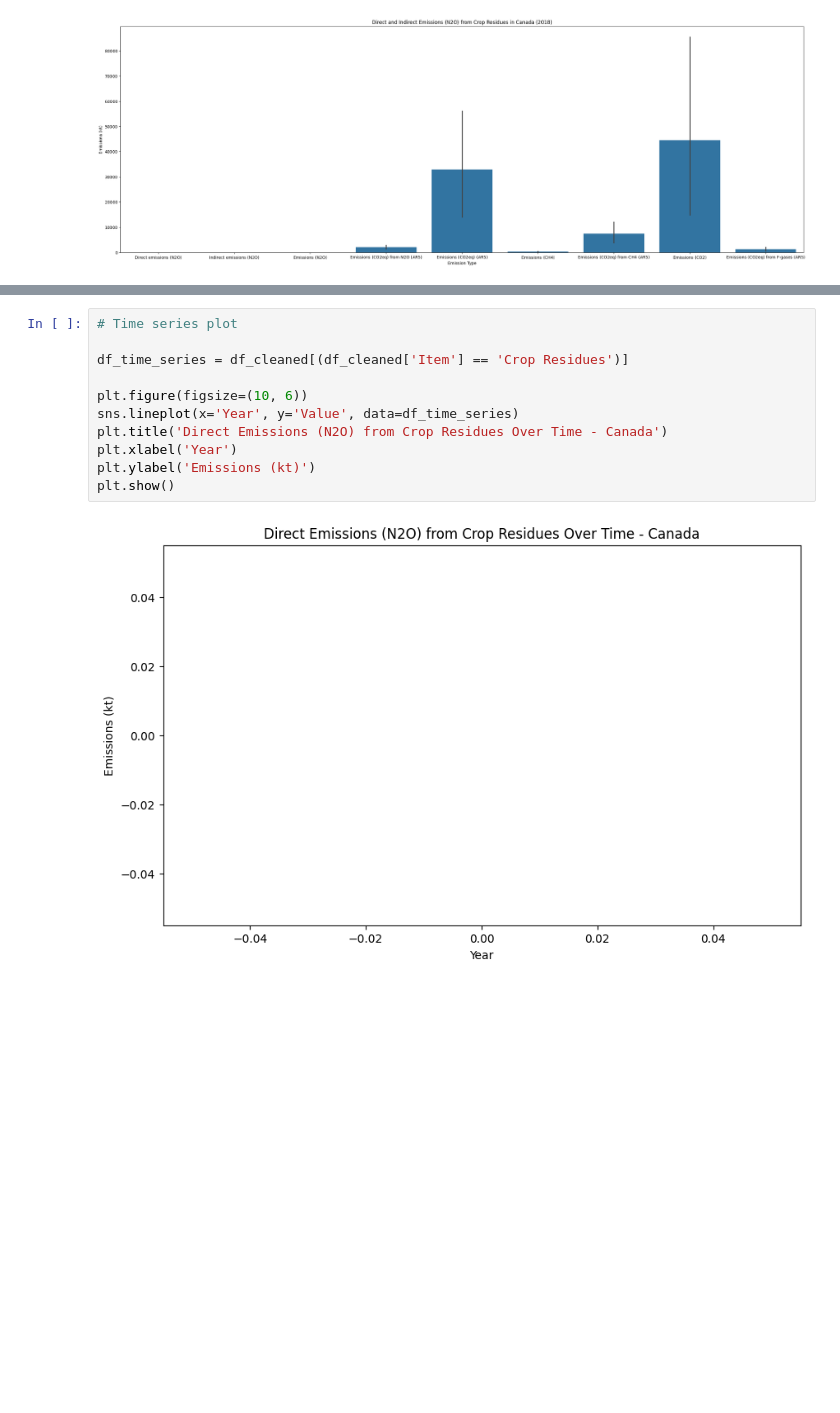
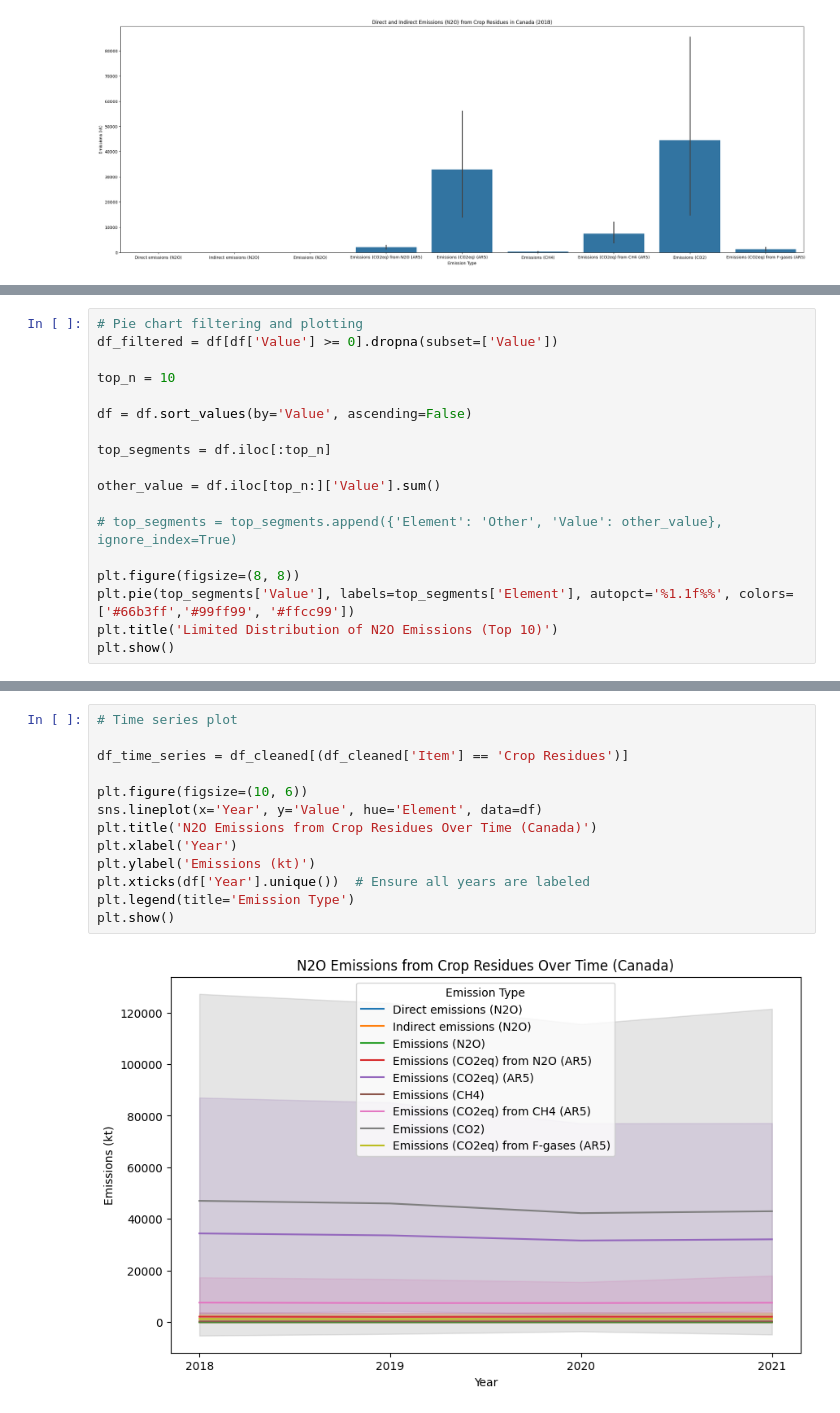
Before and after one commit to ivymxu/carbon-footprint-tracker, a Jupyter notebook: notebooks/emissions_analysis.ipynb, the cells around one changed output, grey strips where cells are left out. Drawn from its saved outputs; the diff is of its cells as text; blank space fills up the shorter version.

Commit message:
plotting and formatting pie chart and time series

```diff
--- a/notebooks/emissions_analysis.ipynb
+++ b/notebooks/emissions_analysis.ipynb
@@ -60,0 +52,18 @@ plt.show()
+# %%
+# Pie chart filtering and plotting
+df_filtered = df[df['Value'] >= 0].dropna(subset=['Value'])
+
+top_n = 10
+
+df = df.sort_values(by='Value', ascending=False)
+
+top_segments = df.iloc[:top_n]
+
+other_value = df.iloc[top_n:]['Value'].sum()
+
+# top_segments = top_segments.append({'Element': 'Other', 'Value': other_value}, ignore_index=True)
+
+plt.figure(figsize=(8, 8))
+plt.pie(top_segments['Value'], labels=top_segments['Element'], autopct='%1.1f%%', colors=['#66b3ff','#99ff99', '#ffcc99'])
+plt.title('Limited Distribution of N2O Emissions (Top 10)')
+plt.show()
@@ -61,13 +72,15 @@ plt.show()
 # %%
 # Time series plot
 
 df_time_series = df_cleaned[(df_cleaned['Item'] == 'Crop Residues')]
 
 plt.figure(figsize=(10, 6))
-sns.lineplot(x='Year', y='Value', data=df_time_series)
-plt.title('Direct Emissions (N2O) from Crop Residues Over Time - Canada')
+sns.lineplot(x='Year', y='Value', hue='Element', data=df)
+plt.title('N2O Emissions from Crop Residues Over Time (Canada)')
 plt.xlabel('Year')
 plt.ylabel('Emissions (kt)')
+plt.xticks(df['Year'].unique())  # Ensure all years are labeled
+plt.legend(title='Emission Type')
 plt.show()
 # %% [output]
-[figure, old version]
+[figure, new version]
```
Also changed, not shown: parts of 2 cells of this notebook.
